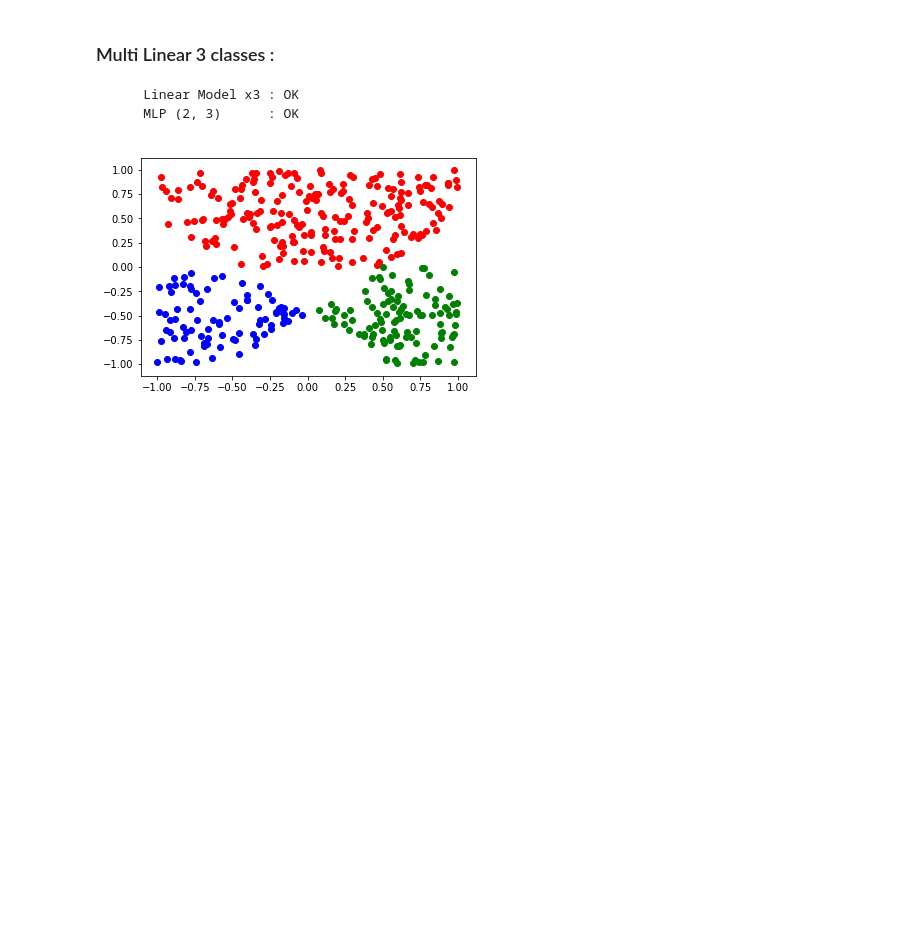
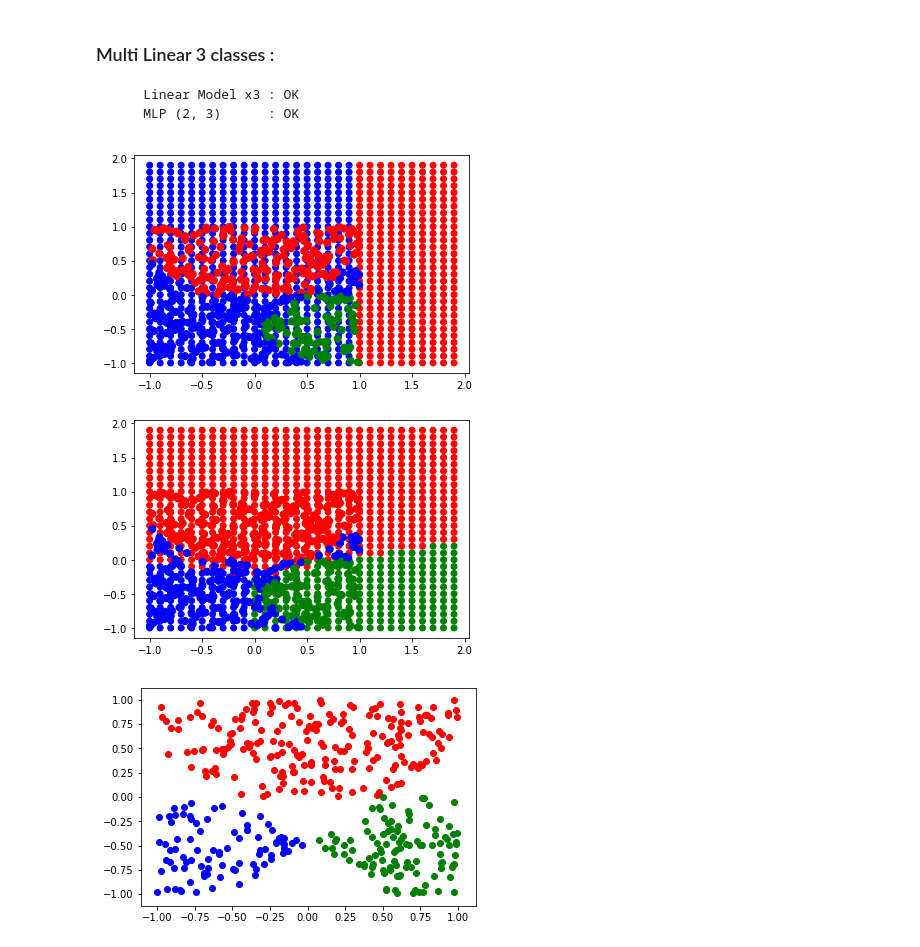
Before and after one commit to NamizataS/PA-groupe-15-3IABD1, a Jupyter notebook: Notebook___CAS_DE_TESTS.ipynb, the cells around one changed output. Drawn from its saved outputs; the diff is of its cells as text; code cells hidden in the pictures; blank space fills up the shorter version.

```diff
--- a/Notebook___CAS_DE_TESTS.ipynb
+++ b/Notebook___CAS_DE_TESTS.ipynb
@@ -702,6 +775,82 @@ Y = np.array([[1, 0, 0] if -p[0] - p[1] - 0.5 > 0 and p[1] < 0 and p[0] - p[1] -
               [0, 1, 0] if -p[0] - p[1] - 0.5 < 0 and p[1] > 0 and p[0] - p[1] - 0.5 < 0 else
               [0, 0, 1] if -p[0] - p[1] - 0.5 < 0 and p[1] < 0 and p[0] - p[1] - 0.5 > 0 else
               [0, 0, 0]for p in X])
+# %%
+dataset_inputs = np.random.random((500, 2)) * 2.0 - 1.0
+dataset_expected_outputs = np.array([[1, 0, 0] if -p[0] - p[1] - 0.5 > 0 and p[1] < 0 and p[0] - p[1] - 0.5 < 0 else
+              [0, 1, 0] if -p[0] - p[1] - 0.5 < 0 and p[1] > 0 and p[0] - p[1] - 0.5 < 0 else
+              [0, 0, 1] if -p[0] - p[1] - 0.5 < 0 and p[1] < 0 and p[0] - p[1] - 0.5 > 0 else
+              [0, 0, 0]for p in dataset_inputs])
+
+d = [2, 3]
+
+
+#Declaration of argtypes and restypes for the function create_mlp_model
+arr_size = len(d)
+arr_type = c_int * arr_size
+native_arr = arr_type(*d)
+my_lib.create_mlp_model.argtypes = [arr_type, c_int]
+my_lib.create_mlp_model.restype = c_void_p
+
+model = my_lib.create_mlp_model(native_arr,arr_size)
+test_dataset = [[x1 / 10, x2 / 10] for x1 in range(-10, 20) for x2 in range(-10, 20)]
+colors = ["blue" if np.argmax(output) == 0 else ("red" if np.argmax(output) == 1 else "green") for output in dataset_expected_outputs]
+
+p_type = c_float * 2
+my_lib.predict_mlp_model_classification.argtypes =[c_void_p,p_type,c_int]
+my_lib.predict_mlp_model_classification.restype = POINTER(c_float)
+
+#predicted_outputs = [my_lib.predict_mlp_model_classification(model, p_type(*p),len(p))[0] for p in test_dataset]
+predicted_outputs = []
+for p in test_dataset:
+    prediction = my_lib.predict_mlp_model_classification(model, p_type(*p),len(p))
+    prediction = np.ctypeslib.as_array(prediction, (3,))
+    predicted_outputs.append(prediction.tolist())
+
+predicted_outputs_colors = ["blue" if np.argmax(output) == 0 else ("red" if np.argmax(output) == 1 else "green") for output in predicted_outputs]
+
+plt.scatter([p[0] for p in test_dataset], [p[1] for p in test_dataset], c=predicted_outputs_colors)
+plt.scatter([p[0] for p in dataset_inputs], [p[1] for p in dataset_inputs], c=colors, s=50)
+plt.show()
+
+flattened_dataset_inputs = []
+for p in dataset_inputs:
+  flattened_dataset_inputs.append(p[0])
+  flattened_dataset_inputs.append(p[1])
+
+flattened_dataset_outputs = []
+for p in dataset_expected_outputs:
+  flattened_dataset_outputs.append(p[0])
+  flattened_dataset_outputs.append(p[1])
+  flattened_dataset_outputs.append(p[2])
+
+flattened_dataset_input_type = c_float * len(flattened_dataset_inputs)
+flattened_dataset_output_type = c_float * len(flattened_dataset_outputs)
+
+my_lib.train_classification_stochastic_backdrop_mlp_model.argtypes = [c_void_p, flattened_dataset_input_type, flattened_dataset_output_type, c_float, c_int, c_int, c_int]
+my_lib.train_classification_stochastic_backdrop_mlp_model.restype = None
+
+my_lib.train_classification_stochastic_backdrop_mlp_model(model, flattened_dataset_input_type(*flattened_dataset_inputs), flattened_dataset_output_type(*flattened_dataset_outputs), 0.01, 100000, len(flattened_dataset_inputs), len(flattened_dataset_outputs))
+
+predicted_outputs = []
+for p in test_dataset:
+    prediction = my_lib.predict_mlp_model_classification(model, p_type(*p),len(p))
+    prediction = np.ctypeslib.as_array(prediction, (3,))
+    predicted_outputs.append(prediction.tolist())
+
+predicted_outputs_colors = ["blue" if np.argmax(output) == 0 else ("red" if np.argmax(output) == 1 else "green") for output in predicted_outputs]
+
+plt.scatter([p[0] for p in test_dataset], [p[1] for p in test_dataset], c=predicted_outputs_colors)
+plt.scatter([p[0] for p in dataset_inputs], [p[1] for p in dataset_inputs], c=colors, s=50)
+plt.show()
+
+#Free memory
+my_lib.destroy_model.argtypes = [c_void_p]
+my_lib.destroy_model.restype = None
+my_lib.destroy_model(model)
+# %% [output]
+[figure, added]
+[figure, added]
 # %%
 plt.scatter(np.array(list(map(lambda elt : elt[1], filter(lambda c: Y[c[0]][0] == 1, enumerate(X)))))[:,0], np.array(list(map(lambda elt : elt[1], filter(lambda c: Y[c[0]][0] == 1, enumerate(X)))))[:,1], color='blue')
 plt.scatter(np.array(list(map(lambda elt : elt[1], filter(lambda c: Y[c[0]][1] == 1, enumerate(X)))))[:,0], np.array(list(map(lambda elt : elt[1], filter(lambda c: Y[c[0]][1] == 1, enumerate(X)))))[:,1], color='red')
```
Also changed, not shown: parts of 7 cells of this notebook, 1 other file.
